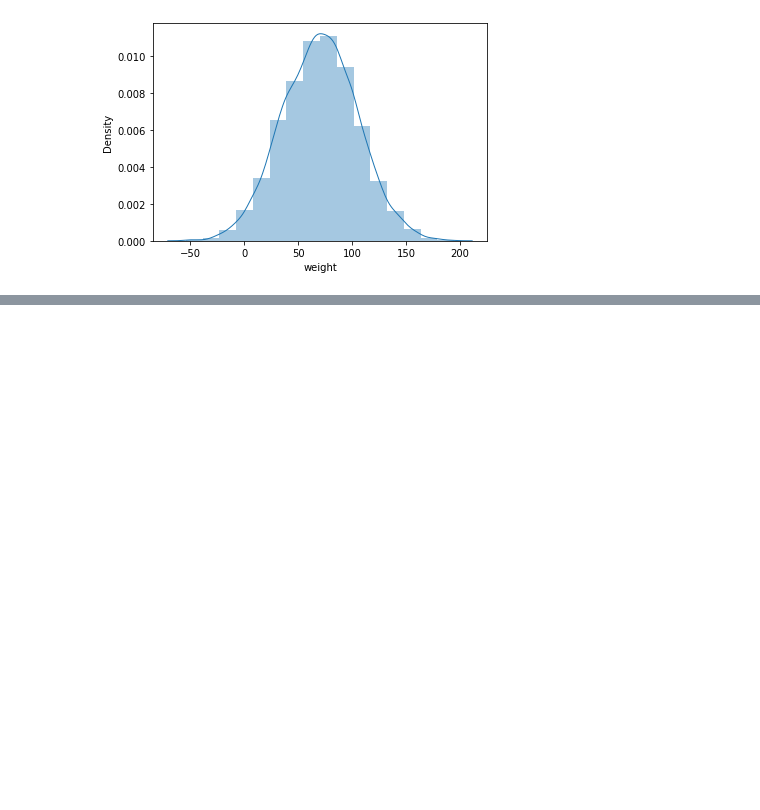
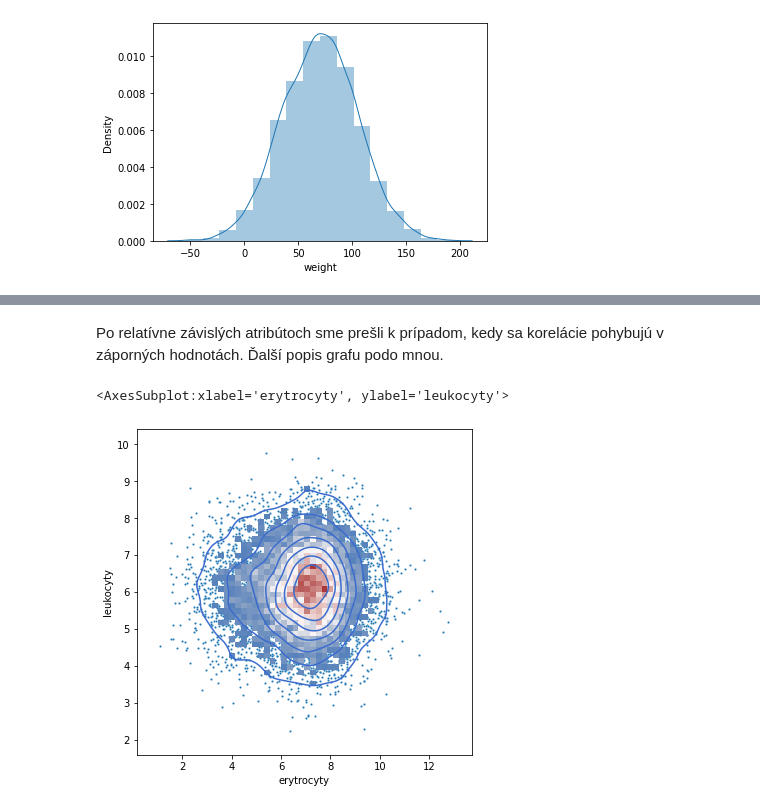
Before and after one commit to MarkoStahovec/IAU-Stahovec-Viest, a Jupyter notebook: main.ipynb, the cells around one changed output, grey strips where cells are left out. Cells and saved outputs as stored; diff of their text form; code cells hidden in the pictures; blank space fills up the shorter version.

```diff
--- a/main.ipynb
+++ b/main.ipynb
@@ -199,0 +229,16 @@ data_labor.head()
+# %% [markdown]
+Po relatívne závislých atribútoch sme prešli k prípadom, kedy sa korelácie pohybujú v záporných
+hodnotách.
+Ďalší popis grafu podo mnou.
+# %%
+# sns.scatterplot(data=data_labor, x="erytrocyty", y="leukocyty")
+
+plt.subplots(figsize=(6, 6))
+#with sns.axes_style('white'):
+    #sns.jointplot("erytrocyty", "leukocyty", data_labor, kind='kde')
+sns.scatterplot(data=data_labor, x="erytrocyty", y="leukocyty", s=5)
+sns.histplot(data=data_labor, x="erytrocyty", y="leukocyty", bins=50, pthresh=.1, cmap="vlag", shrink=.4)
+sns.kdeplot(data=data_labor, x="erytrocyty", y="leukocyty", levels=8, color="#3b6cce", linewidth=.75)
+# %% [output]
+<AxesSubplot:xlabel='erytrocyty', ylabel='leukocyty'>
+[figure, added]
```
Also changed, not shown: parts of 12 cells of this notebook.
